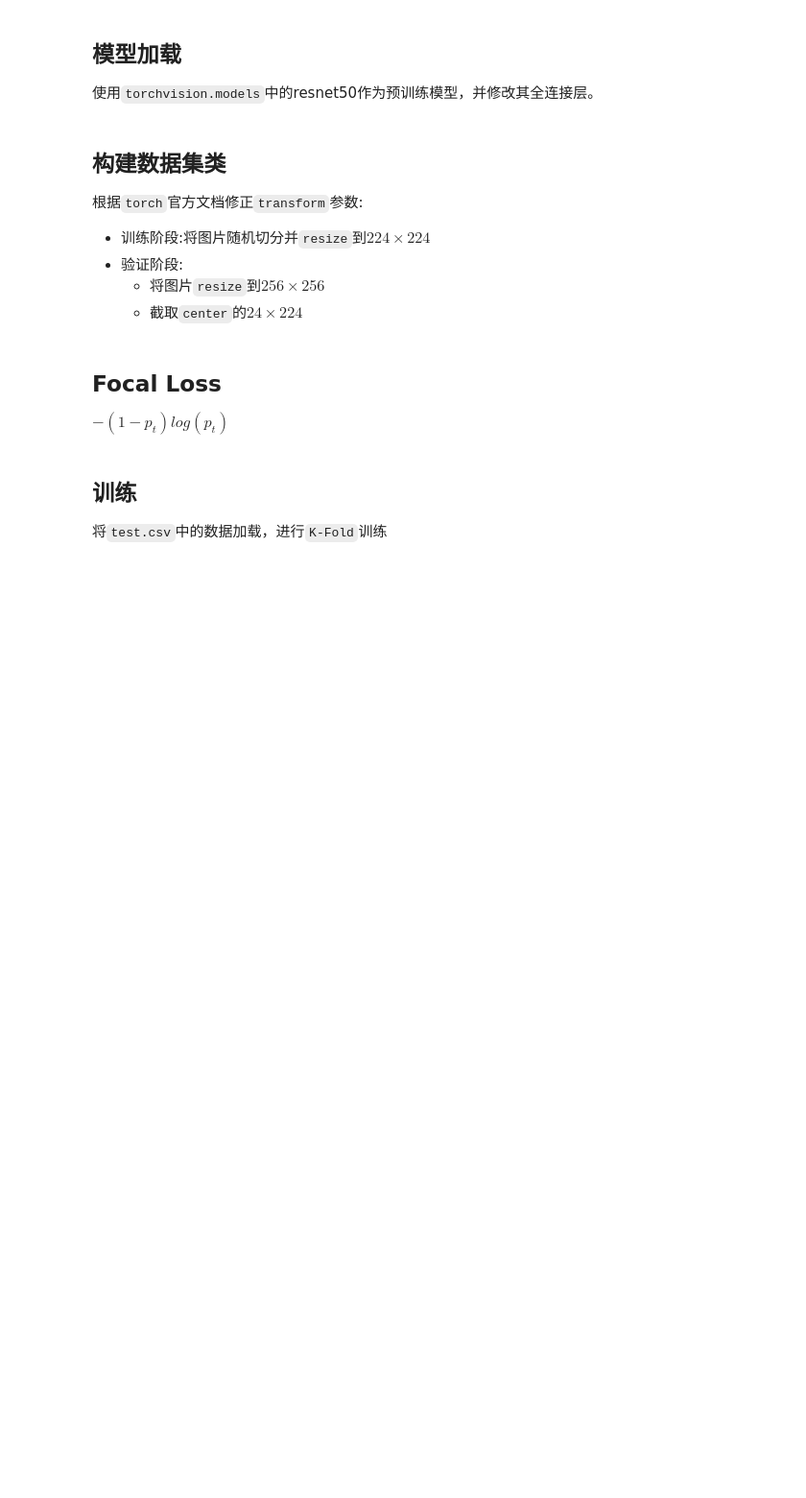
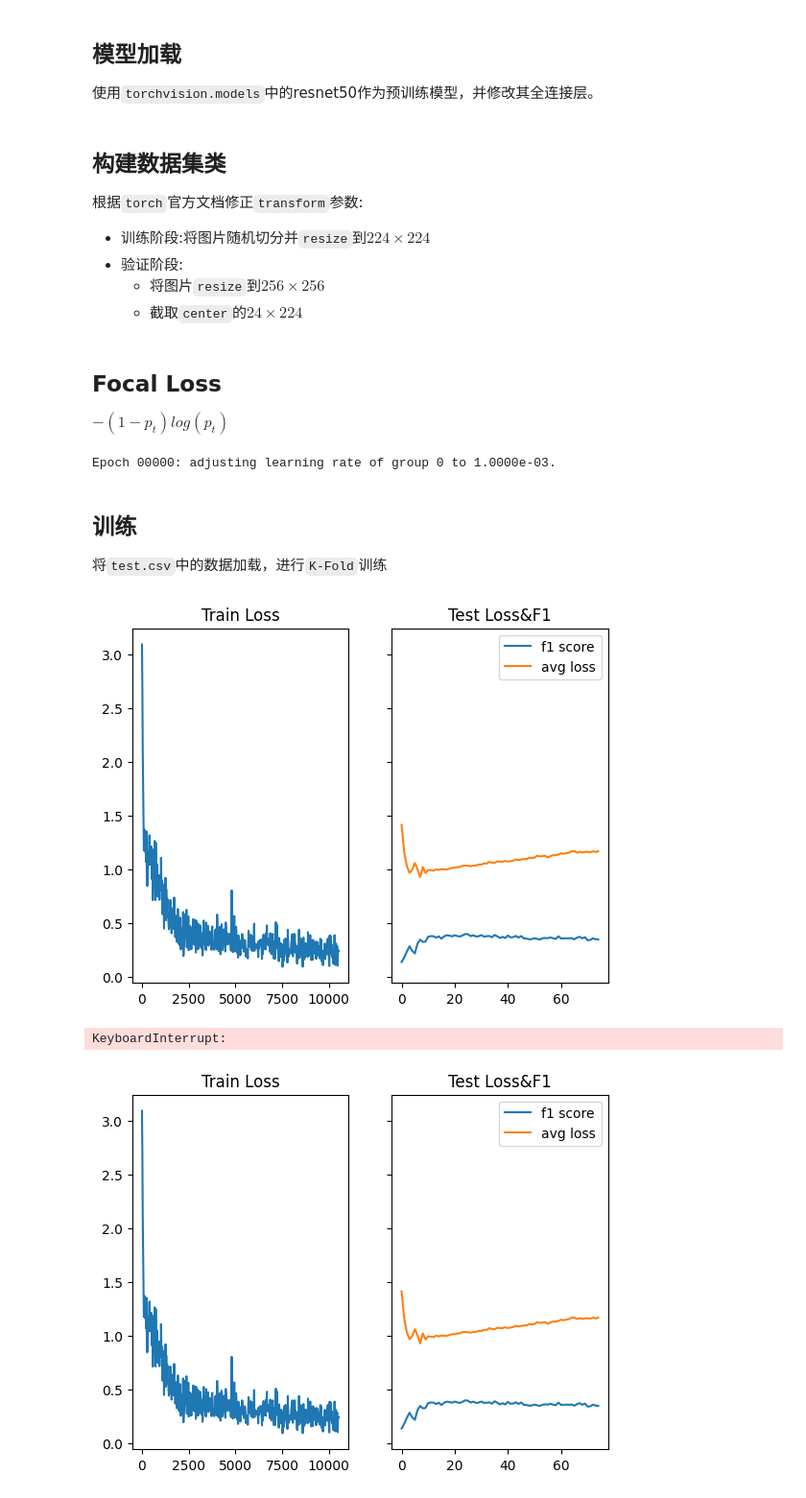
Before and after one commit to CODE-FOR/---, a Jupyter notebook: cloud.ipynb, the cells around one changed output. Shown: that part at 96% size. Saved outputs shown, nothing was run; the diff lists cells and outputs as text; code cells hidden in the pictures; blank space fills up the shorter version.

```diff
--- a/cloud.ipynb
+++ b/cloud.ipynb
@@ -77,11 +84,11 @@ device = 'cuda' if torch.cuda.is_available() else 'cpu'
 import json
 import pandas
 
-train_dataset_df = pandas.read_csv('/home/codefor/work/cloud_dataset/train.csv').T
+train_dataset_df = pandas.read_csv('./cloud_dataset/train.csv').T
 train_image_name_and_label_set = {}
 for k, v in train_dataset_df.to_dict().items():
     train_image_name_and_label_set[v['FileName']] = v['Code']
-val_dataset_df = pandas.read_csv('/home/codefor/work/cloud_dataset/standard_answer.csv').T
+val_dataset_df = pandas.read_csv('./cloud_dataset/standard_answer.csv').T
 val_image_name_and_label_set = {}
 for k, v in val_dataset_df.to_dict().items():
     val_image_name_and_label_set[v['FileName']] = v['Code']
@@ -109,9 +116,14 @@ class FocalLoss(torch.nn.Module):
 # %%
 # loss_fn = torch.nn.CrossEntropyLoss()
 loss_fn = FocalLoss(gmma=focal_loss_gmma)
-optimizer = torch.optim.SGD(model.parameters(), lr=0.001, momentum=0.9)
-train_dataset = CloudImageDataSet('/home/codefor/work/cloud_dataset/images/', train_image_name_and_label_set, data_transforms, 'Train')
-val_dataset = CloudImageDataSet('/home/codefor/work/cloud_dataset/images', val_image_name_and_label_set, data_transforms, 'Test')
+# optimizer = torch.optim.SGD(model.parameters(), lr=0.001, momentum=0.9)
+optimizer = torch.optim.RAdam(model.parameters(), lr=0.001, betas=(0.9, 0.999), eps=1e-08)
+scheduler = torch.optim.lr_scheduler.CosineAnnealingWarmRestarts(optimizer, T_0=T_0, T_mult=1, verbose=True)
+# scheduler = torch.optim.lr_scheduler.CosineAnnealingLR(optimizer, T_max=T_0, verbose=True, eta_min=1e-4)
+train_dataset = CloudImageDataSet('./cloud_dataset/images/', train_image_name_and_label_set, data_transforms, 'Train')
+val_dataset = CloudImageDataSet('./cloud_dataset/images', val_image_name_and_label_set, data_transforms, 'Test')
+# %% [output]
+Epoch 00000: adjusting learning rate of group 0 to 1.0000e-03.
 # %% [markdown]
 ## 训练
 将`test.csv`中的数据加载，进行`K-Fold`训练
@@ -119,31 +131,24 @@ val_dataset = CloudImageDataSet('/home/codefor/work/cloud_dataset/images', val_i
 from torch.utils.data import DataLoader
 from sklearn.metrics import f1_score
 import time
+import matplotlib.pyplot as plt
+from IPython import display
+import time
 
-# def k_fold_split(dataset, epoch, total_size, seg):
-#     trll = 0
-#     trlr = epoch * seg
-#     vall = trlr
-#     valr = epoch * seg + seg
-#     trrl = valr
-#     trrr = total_size
-#     train_left_indices = list(range(trll,trlr))
-#     train_right_indices = list(range(trrl,trrr))
-#     train_indices = train_left_indices + train_right_indices
-#     val_indices = list(range(vall,valr))
-#     train_set = torch.utils.data.dataset.Subset(dataset, train_indices)
-#     val_set = torch.utils.data.dataset.Subset(dataset, val_indices)
-#     return train_set, val_set
-
-
-# total_size = len(dataset)
-# fraction = 1 / k_fold
-# seg = int(total_size * fraction)
 max_f1_score = 0
 max_f1_score_model_name = ''
+model_f1_set = []
+model_avg_loss_set = []
+iteration = 0
+train_loss_set = []
+timestamp = time.time()
+
+f, (ax1, ax2) = plt.subplots(1, 2, sharey=True)
+
+## add boundary
 
 for epoch in range(epochs):
-    # train_set, val_set = k_fold_split(dataset, epoch % k_fold, total_size, seg)
+
     train_set, val_set = train_dataset, val_dataset
     train_dataloader =  DataLoader(train_set, batch_size=batch_size, shuffle=True, num_workers=8)
     val_dataloader = DataLoader(val_set, batch_size=batch_size, shuffle=False, num_workers=8)
@@ -157,34 +162,56 @@ for epoch in range(epochs):
 
         optimizer.zero_grad()
         loss.backward()
         optimizer.step()
 
         if batch % 20 == 0:
+            iteration += 1
             loss, current = loss.item(), batch * batch_size
+            train_loss_set.append(loss)
+            ax1.clear()
+            ax1.set_title('Train Loss')
+            ax1.plot([20 * _ for _ in range(iteration)], train_loss_set, label="loss")
+            display.clear_output(wait=True)
+            display.display(f)
     test_loss, correct = 0, 0
     size = len(val_dataloader.dataset)
     num_batches = len(val_dataloader)
+    if epoch < 14:
+        scheduler.step()
     model.eval()
     with torch.no_grad():
         pred_set = torch.tensor([])
         y_set = torch.tensor([])
         for X, y in val_dataloader:
             X = X.to(device)
             y = y.to(device)
             pred = model(X)
             test_loss += loss_fn(pred, y).item()
             pred_set = torch.cat((pred_set, pred.cpu()), 0)
             y_set = torch.cat((y_set, y.cpu()), 0)
             correct += (pred.argmax(1) == y.argmax(1)).type(torch.float).sum().item()
     test_loss /= num_batches
     correct /= size
     f1 = f1_score(pred_set.argmax(1), y_set.argmax(1), average=None).sum().item() / cloud_num
     if f1 > max_f1_score:
         max_f1_score = f1
-        max_f1_score_model_name = f'./model_state_dict/model-{batch_size}-{focal_loss_gmma}-{model_name}-epoch{epoch}-f1-score{f1}'
-    torch.save(model.state_dict(), f'./model_state_dict/model-{batch_size}-{focal_loss_gmma}-{model_name}-epoch{epoch}-f1-score{f1}')
-    log_file = open(f'./log/log-{batch_size}-{focal_loss_gmma}-{model_name}.txt', 'a')
+        max_f1_score_model_name = f'./model_state_dict/model-{batch_size}-{focal_loss_gmma}-{model_name}-epoch{epoch}-optimizer{optimizer_name}-scheduler{scheduler_name}-f1-score{f1}'
+    torch.save(model.state_dict(), f'./model_state_dict/model-{batch_size}-{focal_loss_gmma}-{model_name}-epoch{epoch}-optimizer{optimizer_name}-scheduler{scheduler_name}-f1-score{f1}')
+    log_file = open(f'./log/log-{batch_size}-{focal_loss_gmma}-{model_name}-optimizer{optimizer_name}-scheduler{scheduler_name}-time{timestamp}.txt', 'a')
     print(f'epoch {epoch}---------------------------', file=log_file)
+    model_f1_set.append(f1)
+    model_avg_loss_set.append(test_loss)
+    ax2.clear()
+    ax2.plot(range(epoch + 1), model_f1_set, label="f1 score")
+    ax2.plot(range(epoch + 1), model_avg_loss_set, label="avg loss")
+    ax2.legend()
+    ax2.set_title('Test Loss&F1')
+    display.clear_output(wait=True)
+    display.display(f)
     print(f"Val: \n Accuracy: {(100*correct):>0.1f}%, f1_score: {f1:>8f} Avg loss: {test_loss:>8f} \n", file=log_file)
     log_file.close()
+# %% [output]
+[figure, added]
+KeyboardInterrupt:
+[figure, added]
 # %%
```
Also changed, not shown: parts of 8 cells of this notebook.
